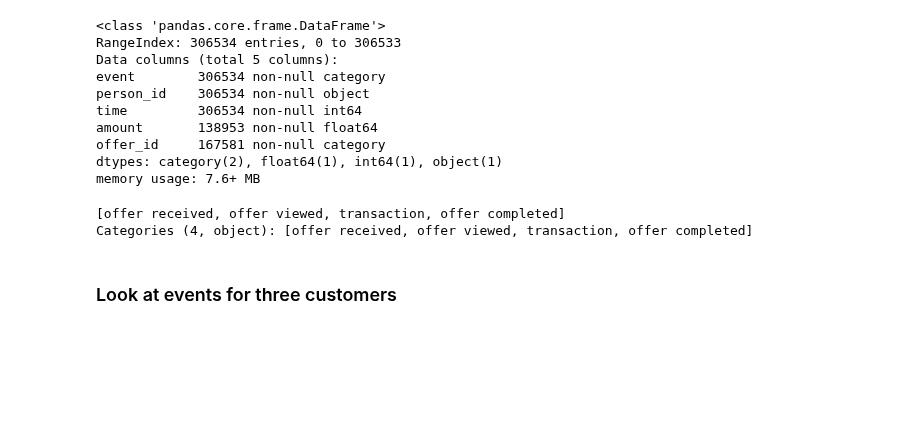
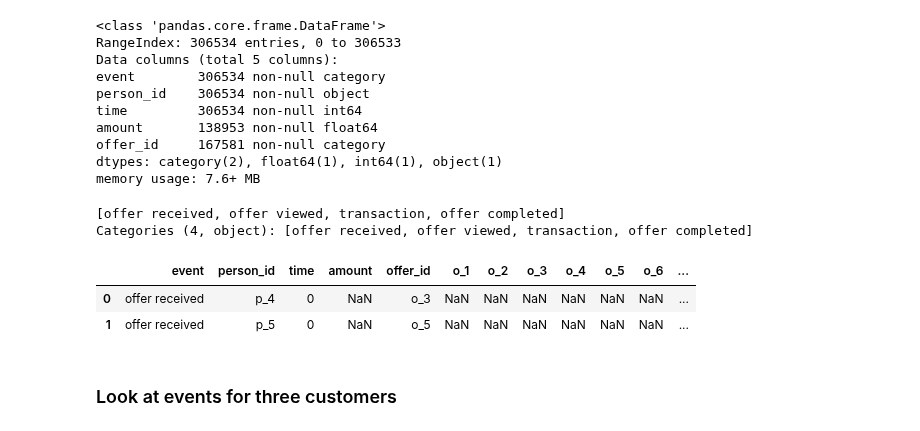
Before and after one commit to rbuerki/segmentation-challenge-starbucks, a Jupyter notebook: 2-eda.ipynb, the cells around one changed output. Drawn from its saved outputs; the diff is of its cells as text; code cells hidden in the pictures; blank space fills up the shorter version.

```diff
--- a/2-eda.ipynb
+++ b/2-eda.ipynb
@@ -101,3 +105,10 @@ Categories (4, object): [offer received, offer viewed, transaction, offer comple
+# %%
+# check result
+display(transcript.head(2))
+# %% [output]
+|  | event | person_id | time | amount | offer_id | o_1 | o_2 | o_3 | o_4 | o_5 | o_6 | ... |
+| 0 | offer received | p_4 | 0 | NaN | o_3 | NaN | NaN | NaN | NaN | NaN | NaN | ... |
+| 1 | offer received | p_5 | 0 | NaN | o_5 | NaN | NaN | NaN | NaN | NaN | NaN | ... |
 # %% [markdown]
 ### Look at events for three customers
 # %%
```
Also changed, not shown: parts of 11 cells of this notebook.
